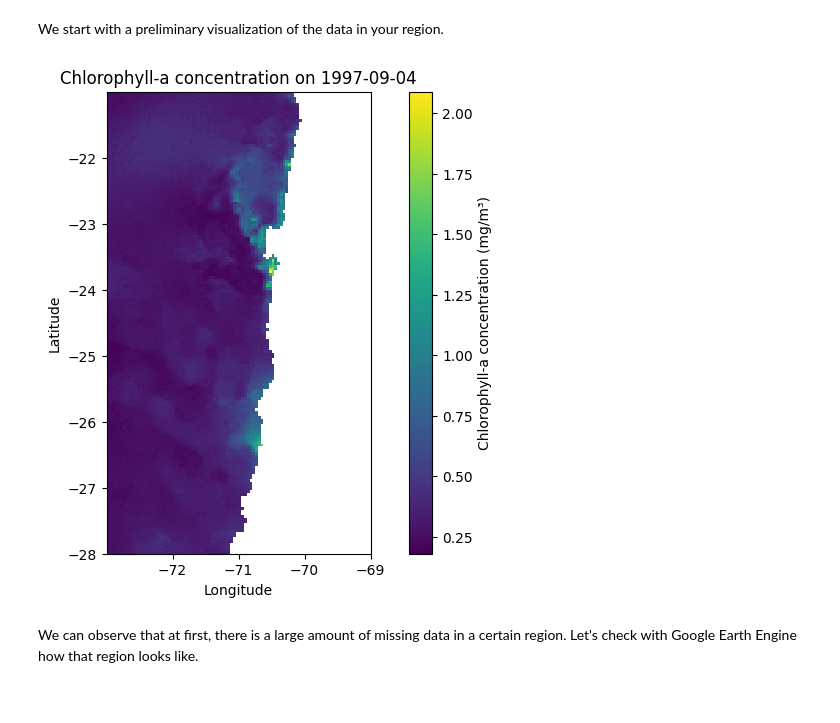
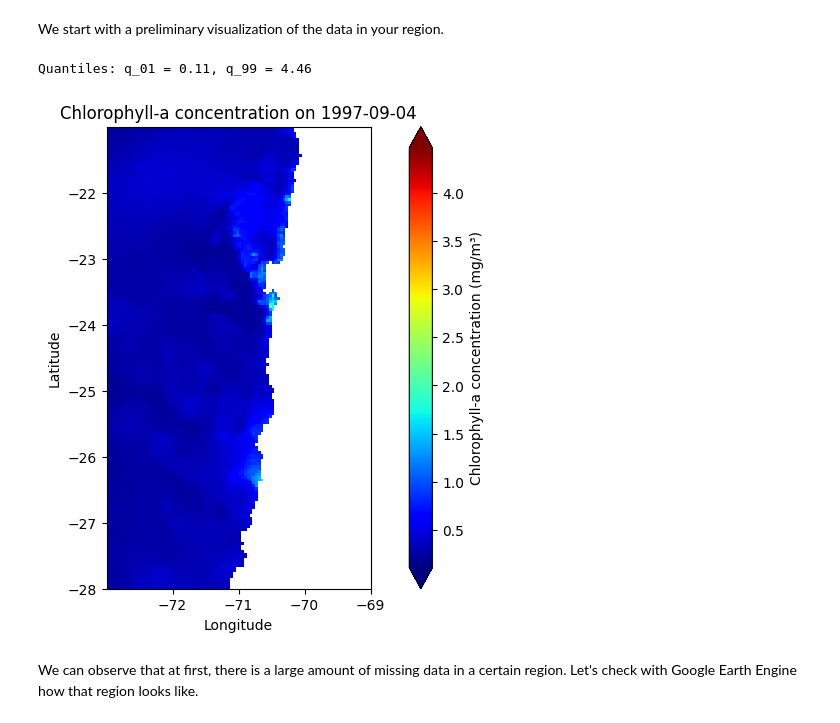
Before and after one commit to framunoz/forecasting-task, a Jupyter notebook: forecasting-task.ipynb, the cells around one changed output. Cells and saved outputs as stored; diff of their text form; code cells hidden in the pictures.

```diff
--- a/forecasting-task.ipynb
+++ b/forecasting-task.ipynb
@@ -58,61 +56,83 @@ Attributes: (12/92)
     copernicusmarine_version:        1.3.2
 # %% [markdown]
 We start with a preliminary visualization of the data in your region.
+# %%
+# Get the quantiles of chlorophyll-a concentration
+q_01, q_99 = ds["CHL"].quantile([0.01, 0.99], method="closest_observation").values
+print(f"Quantiles: {q_01 = :.2f}, {q_99 = :.2f}")
+# %% [output]
+Quantiles: q_01 = 0.11, q_99 = 4.46
 # %%
-def plot_chlorophyll(ds, time_index, fig=None, ax=None, title=None, colorbar=True):
+from matplotlib.figure import Figure
+from matplotlib.axes import Axes
+
+
+def plot_chlorophyll(
+    ds: xr.Dataset,
+    time_index: int,
+    fig: Figure = None,
+    ax: Axes = None,
+    title: str | None = None,
+    colorbar: bool = True,
+    vmin: float = q_01,
+    vmax: float = q_99,
+    cmap: str = "jet",
+) -> tuple[Figure, Axes]:
+    """
+    Plot chlorophyll-a concentration from a dataset.
+
+    :param ds: xarray dataset containing chlorophyll-a data.
+    :param time_index: Index of the time dimension to plot. Must be an integer.
+    :param fig: Matplotlib figure object. If None, a new figure is created.
+    :param ax: Matplotlib axes object. If None, a new axes is created.
+    :param title: Title of the plot. If None, a default title is generated.
+    :param colorbar: Whether to display a colorbar. Default is True.
+    :param vmin: Minimum value for color mapping. Default is the 1st percentile of chlorophyll-a data.
+    :param vmax: Maximum value for color mapping. Default is the 99th percentile of chlorophyll-a data.
+    :param cmap: Colormap to use for the plot. Default is "jet".
+    :return: Tuple of the figure and axes objects.
+    """
 
     if fig is None or ax is None:
         fig, ax = plt.subplots(figsize=(10, 6))
 
     lat = ds.lat.data
     lon = ds.lon.data
     chl = ds.CHL.data
 
-    chl_has_na = np.isnan(chl).any()
+    pcolormesh_kwargs = dict(shading="auto", cmap=cmap)
 
-    pcolormesh_kwargs = dict(shading="auto")
-    if colorbar:
-        # Add colormap if colorbar is True
-        pcolormesh_kwargs["cmap"] = plt.cm.viridis
-
-        # Set color limits if chl has no NaN values
-        if not chl_has_na:
-            chl_nonzero = chl[chl > 0]
-            pcolormesh_kwargs["vmin"] = chl_nonzero.min()
+    pcolormesh_kwargs["vmin"] = vmin
+    pcolormesh_kwargs["vmax"] = vmax
 
     mesh = ax.pcolormesh(lon, lat, chl[time_index, :, :], **pcolormesh_kwargs)
 
     if colorbar:
         colorbar_kwargs = dict(ax=ax, label="Chlorophyll-a concentration (mg/m³)")
 
-        # Set color limits for colorbar if chl has no NaN values
-        if not chl_has_na:
-            colorbar_kwargs["extend"] = "min"
-            cbar = fig.colorbar(mesh, **colorbar_kwargs)
-            cbar.cmap.set_under("gray")
-
-        # Else, use default colorbar (if colorbar is True)
-        else:
-            fig.colorbar(mesh, **colorbar_kwargs)
+        colorbar_kwargs["extend"] = "both"
+        cbar = fig.colorbar(mesh, **colorbar_kwargs)
+        cbar.cmap.set_under("gray")
+        cbar.cmap.set_over("magenta")
 
     title = (
         title
         or f"Chlorophyll-a concentration on {str(ds.time[time_index].values)[:10]}"
     )
 
     ax.set_title(title)
     ax.set_xlabel("Longitude")
     ax.set_ylabel("Latitude")
 
     ax.set_aspect("equal", adjustable="box")
 
     return fig, ax
 
 
 plot_chlorophyll(ds, 0)
 plt.show()
 # %% [output]
-[figure, old version]
+[figure, new version]
 # %% [markdown]
 We can observe that at first, there is a large amount of missing data in a certain region. Let's check with Google Earth Engine how that region looks like.
 # %%
```
Also changed, not shown: parts of 31 cells of this notebook.
